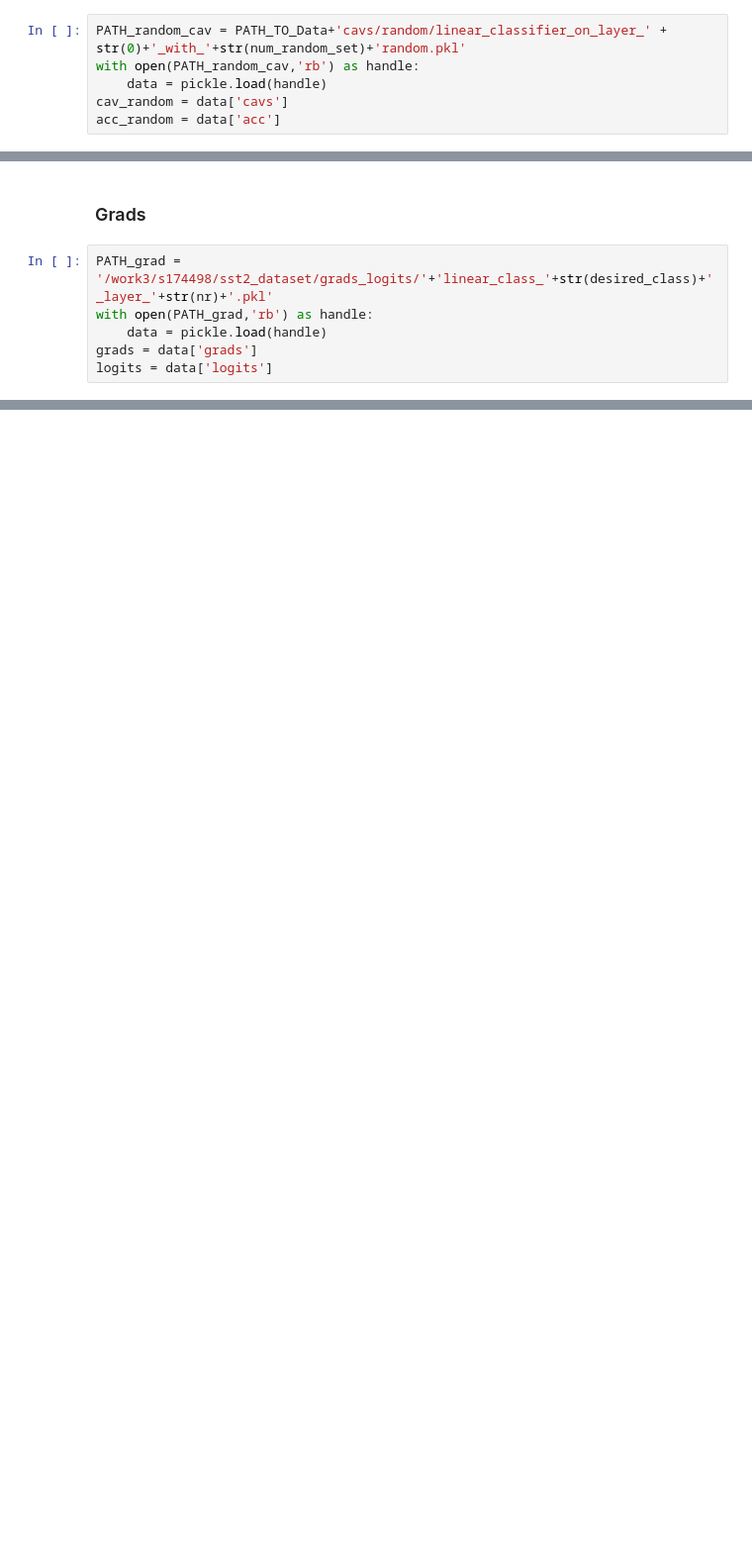
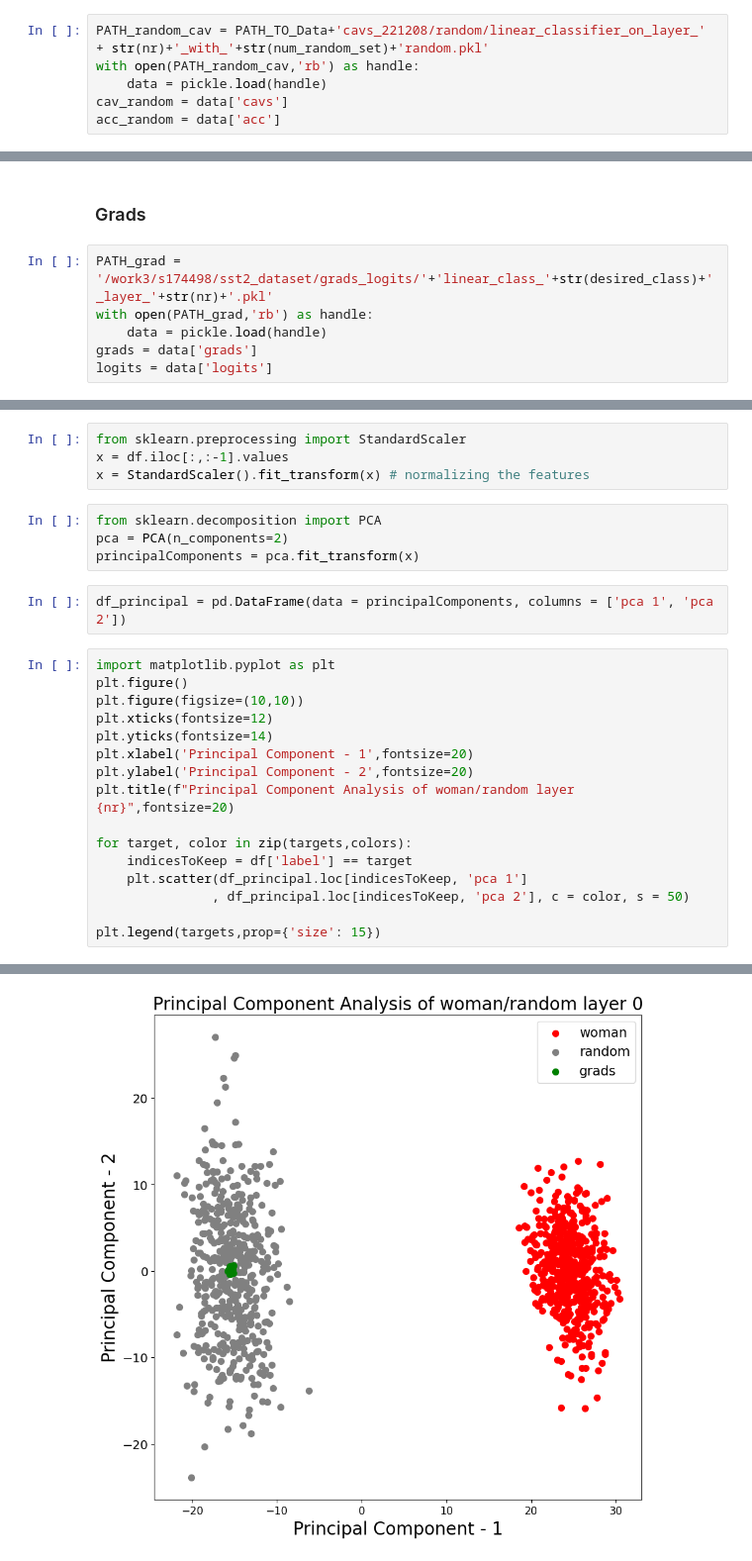
Before and after one commit to gaunby/master_project, a Jupyter notebook: src/models/cav_visual.ipynb, the cells around one changed output, grey strips where cells are left out. Shown at 99% size. Cells and saved outputs as stored; diff of their text form; blank space fills up the shorter version.

```diff
--- a/src/models/cav_visual.ipynb
+++ b/src/models/cav_visual.ipynb
@@ -40,7 +44,7 @@ len(concept_cavs[-1])
 # %% [markdown]
 ### Random CAVs
 # %%
-PATH_random_cav = PATH_TO_Data+'cavs/random/linear_classifier_on_layer_' + str(0)+'_with_'+str(num_random_set)+'random.pkl'
+PATH_random_cav = PATH_TO_Data+'cavs_221208/random/linear_classifier_on_layer_' + str(nr)+'_with_'+str(num_random_set)+'random.pkl'
 with open(PATH_random_cav,'rb') as handle:
     data = pickle.load(handle)
 cav_random = data['cavs']
@@ -73,0 +83,27 @@ grads[0].shape
+# %%
+from sklearn.preprocessing import StandardScaler
+x = df.iloc[:,:-1].values
+x = StandardScaler().fit_transform(x) # normalizing the features
+# %%
+from sklearn.decomposition import PCA
+pca = PCA(n_components=2)
+principalComponents = pca.fit_transform(x)
+# %%
+df_principal = pd.DataFrame(data = principalComponents, columns = ['pca 1', 'pca 2'])
+# %%
+import matplotlib.pyplot as plt
+plt.figure()
+plt.figure(figsize=(10,10))
+plt.xticks(fontsize=12)
+plt.yticks(fontsize=14)
+plt.xlabel('Principal Component - 1',fontsize=20)
+plt.ylabel('Principal Component - 2',fontsize=20)
+plt.title(f"Principal Component Analysis of woman/random layer {nr}",fontsize=20)
+
+for target, color in zip(targets,colors):
+    indicesToKeep = df['label'] == target
+    plt.scatter(df_principal.loc[indicesToKeep, 'pca 1']
+               , df_principal.loc[indicesToKeep, 'pca 2'], c = color, s = 50)
+
+plt.legend(targets,prop={'size': 15})
+# %% [output]
@@ -73,0 +112 @@ grads[0].shape
+[figure, added]
```
Also changed, not shown: parts of 13 cells of this notebook, 4 other files.
